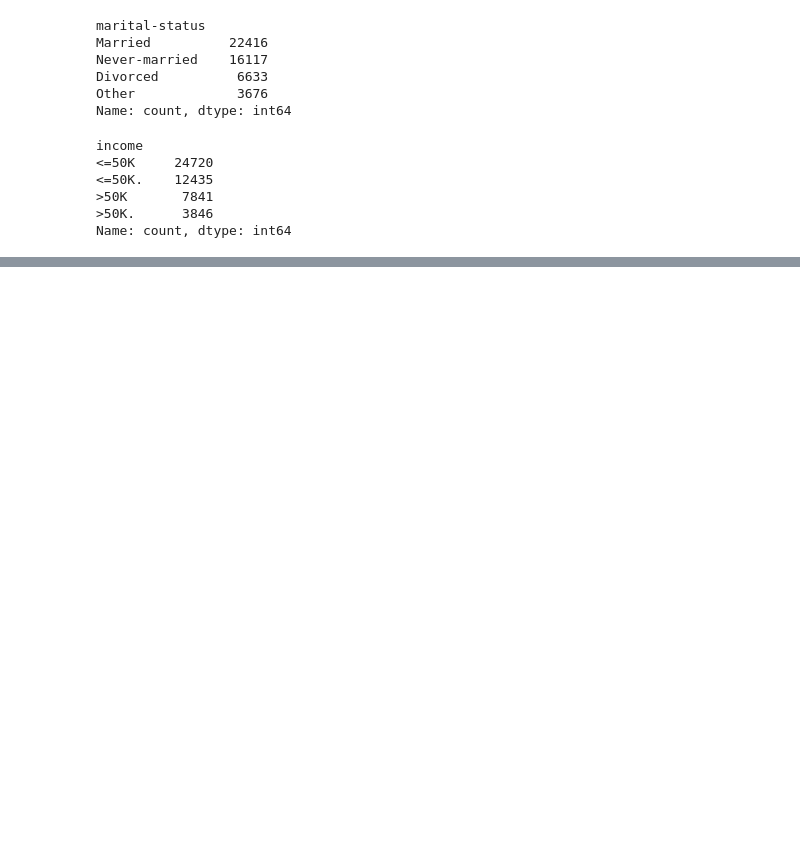
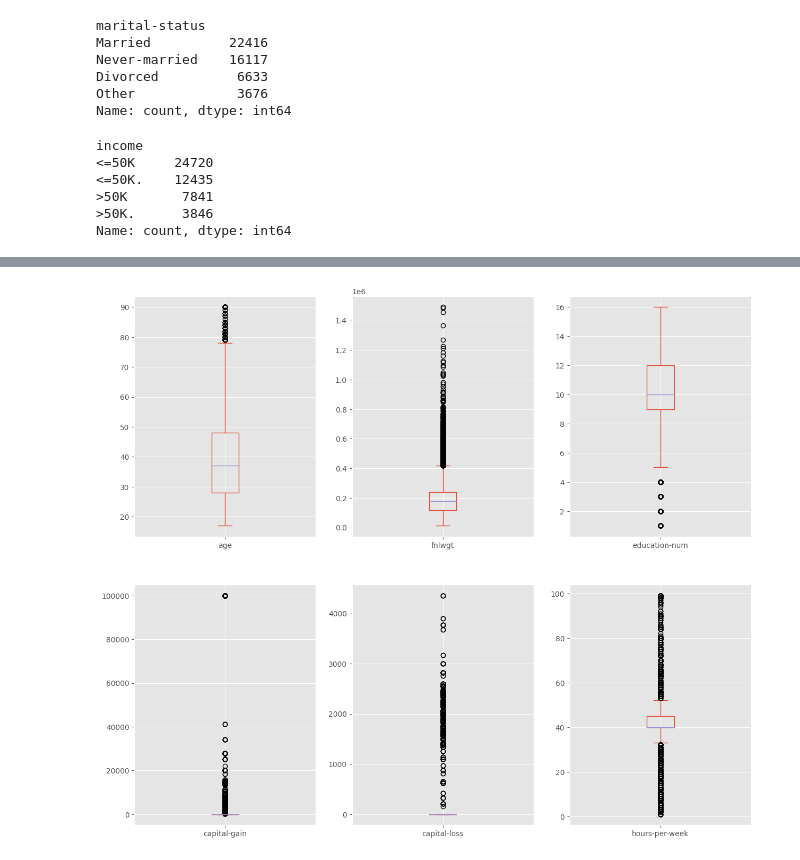
Before and after one commit to Lakshan2023/Machine-Learning-Coursework, a Jupyter notebook: DataCleaningProcess.ipynb, the cells around one changed output, grey strips where cells are left out. Cells and saved outputs as stored; diff of their text form; code cells hidden in the pictures; blank space fills up the shorter version.

Commit message:
started cleaning the data set

```diff
--- a/DataCleaningProcess.ipynb
+++ b/DataCleaningProcess.ipynb
@@ -582,0 +583,6 @@ data.head(5)
+# %%
+# Check whether data set has outliers
+data.plot(kind="box", figsize=(15, 20), layout=(3, 3), subplots=True)
+plt.show()
+# %% [output]
+[figure, added]
```
Also changed, not shown: parts of 34 cells of this notebook.
